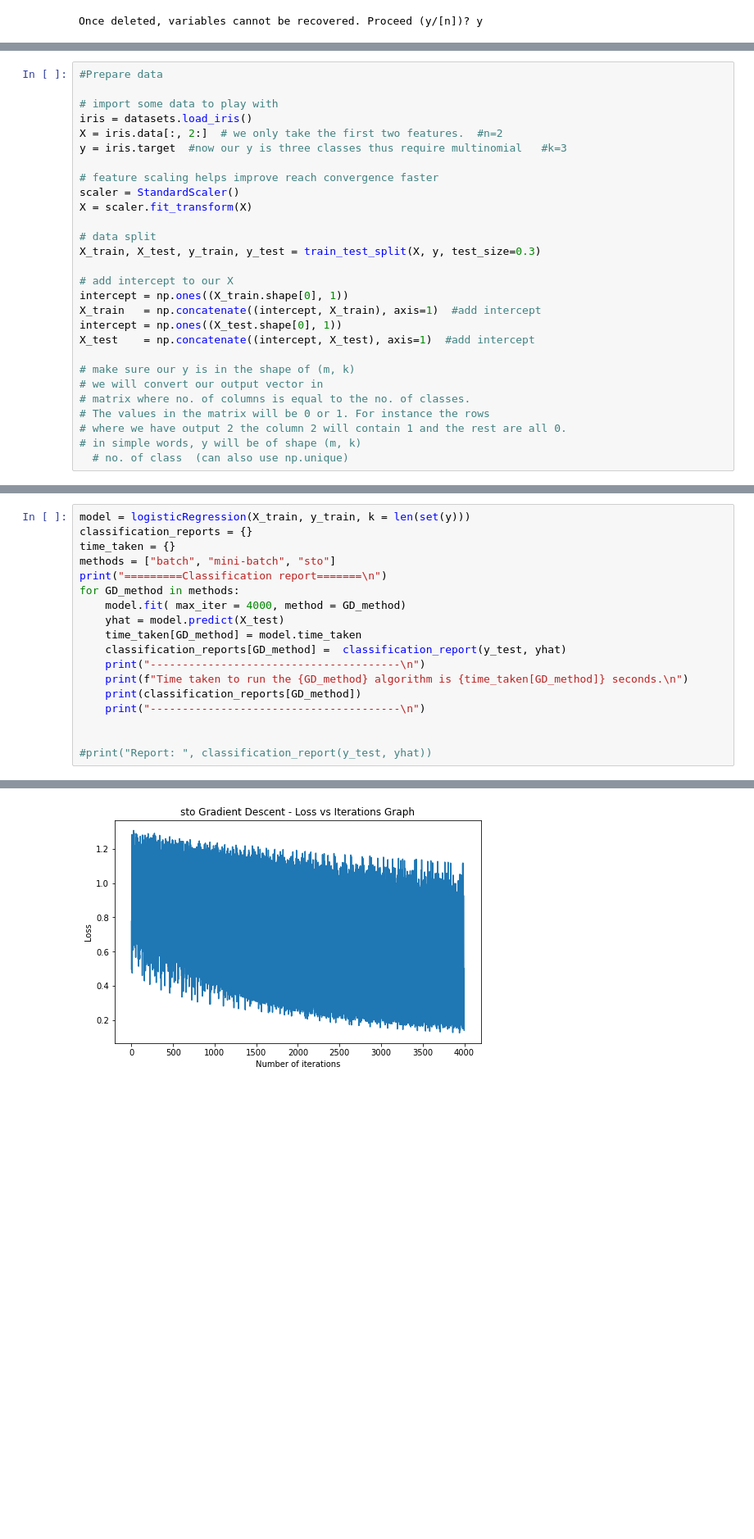
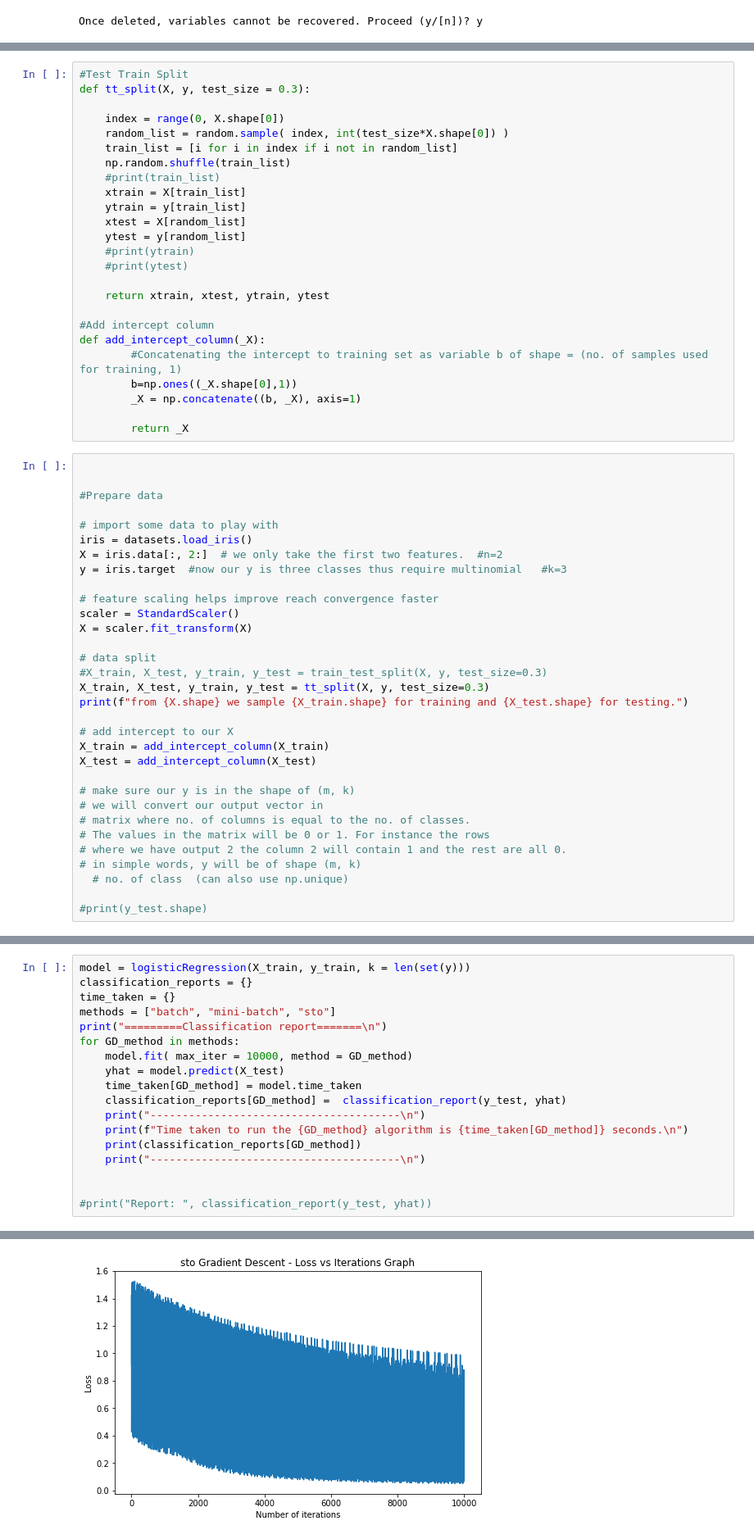
Before and after one commit to omerfbhatti/AIT---CP-for-DSAI, a Jupyter notebook: Lab/03 - Multinomial Logistic Regression/Multinomial Logistic Regression - Assignment.ipynb, the cells around one changed output, grey strips where cells are left out. Shown at 82% size. Cells and saved outputs as stored; diff of their text form; blank space fills up the shorter version.

```diff
--- a/Lab/03 - Multinomial Logistic Regression/Multinomial Logistic Regression - Assignment.ipynb
+++ b/Lab/03 - Multinomial Logistic Regression/Multinomial Logistic Regression - Assignment.ipynb
@@ -226,7 +225,34 @@ class logisticRegression:
         h_test = self.h_theta(X_test, self.W)
         yhat = np.argmax(h_test, axis=1)
         return yhat
+# %%
+#Test Train Split
+def tt_split(X, y, test_size = 0.3):
+
+    index = range(0, X.shape[0])
+    random_list = random.sample( index, int(test_size*X.shape[0]) )
+    train_list = [i for i in index if i not in random_list]
+    np.random.shuffle(train_list)
+    #print(train_list)
+    xtrain = X[train_list]
+    ytrain = y[train_list]
+    xtest = X[random_list]
+    ytest = y[random_list]
+    #print(ytrain)
+    #print(ytest)
+
+    return xtrain, xtest, ytrain, ytest
+
+#Add intercept column
+def add_intercept_column(_X):
+        #Concatenating the intercept to training set as variable b of shape = (no. of samples used for training, 1)
+        b=np.ones((_X.shape[0],1))
+        _X = np.concatenate((b, _X), axis=1)
+
+        return _X
 # %%
+
+
 #Prepare data
 
 # import some data to play with
@@ -239,13 +265,13 @@ scaler = StandardScaler()
 X = scaler.fit_transform(X)
 
 # data split
-X_train, X_test, y_train, y_test = train_test_split(X, y, test_size=0.3)
+#X_train, X_test, y_train, y_test = train_test_split(X, y, test_size=0.3)
+X_train, X_test, y_train, y_test = tt_split(X, y, test_size=0.3)
+print(f"from {X.shape} we sample {X_train.shape} for training and {X_test.shape} for testing.")
 
 # add intercept to our X
-intercept = np.ones((X_train.shape[0], 1))
-X_train   = np.concatenate((intercept, X_train), axis=1)  #add intercept
-intercept = np.ones((X_test.shape[0], 1))
-X_test    = np.concatenate((intercept, X_test), axis=1)  #add intercept
+X_train = add_intercept_column(X_train)
+X_test = add_intercept_column(X_test)
 
 # make sure our y is in the shape of (m, k)
 # we will convert our output vector in
@@ -254,3 +280,5 @@ X_test    = np.concatenate((intercept, X_test), axis=1)  #add intercept
 # where we have output 2 the column 2 will contain 1 and the rest are all 0.
 # in simple words, y will be of shape (m, k)
   # no. of class  (can also use np.unique)
+
+#print(y_test.shape)
@@ -261,7 +291,7 @@ time_taken = {}
 methods = ["batch", "mini-batch", "sto"]
 print("=========Classification report=======\n")
 for GD_method in methods:
-    model.fit( max_iter = 4000, method = GD_method)
+    model.fit( max_iter = 10000, method = GD_method)
     yhat = model.predict(X_test)
     time_taken[GD_method] = model.time_taken
     classification_reports[GD_method] =  classification_report(y_test, yhat)
@@ -295 +325 @@ weighted avg       0.84      0.71      0.64        45
-[figure, old version]
+[figure, new version]
```
Also changed, not shown: parts of 7 cells of this notebook, 2 other files.
